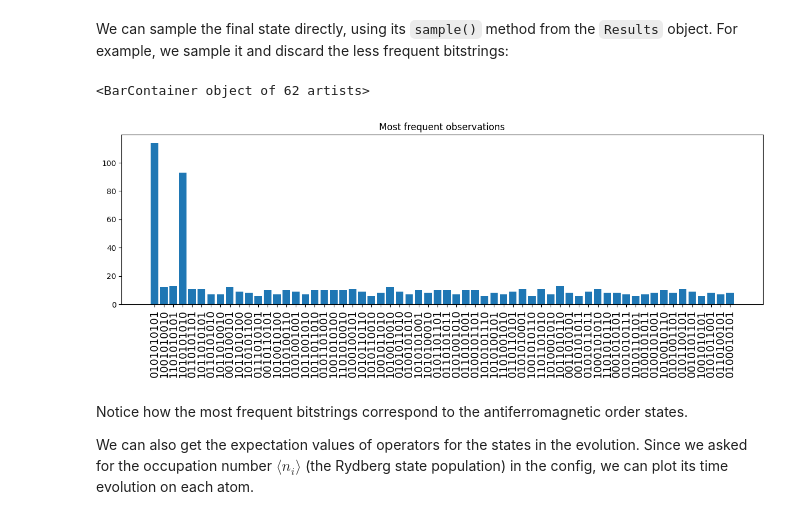
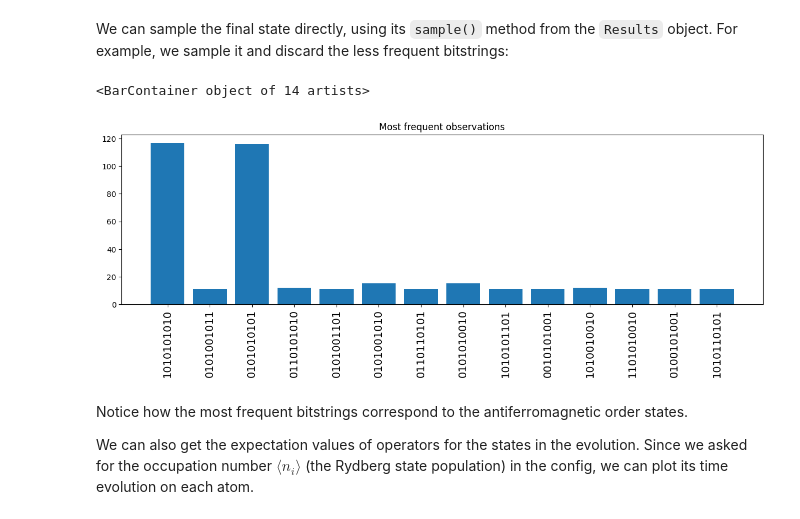
Before and after one commit to pasqal-io/emulators, a Jupyter notebook: docs/emu_sv/notebooks/getting_started.ipynb, the cells around one changed output. Saved outputs shown, nothing was run; the diff lists cells and outputs as text; code cells hidden in the pictures.

```diff
--- a/docs/emu_sv/notebooks/getting_started.ipynb
+++ b/docs/emu_sv/notebooks/getting_started.ipynb
@@ -117,18 +117,18 @@ For example, we sample it and discard the less frequent bitstrings:
 # %%
 last_elem = -1
 final_state = results.state[last_elem]
 
 counts = final_state.sample(num_shots=1000)
 
-large_counts = {k: v for k, v in counts.items() if v > 5}
+large_counts = {k: v for k, v in counts.items() if v > 10}
 
 plt.figure(figsize=(15, 4))
 plt.xticks(rotation=90, fontsize=14)
 plt.title("Most frequent observations")
 plt.bar(large_counts.keys(), large_counts.values())
 # %% [output]
-<BarContainer object of 62 artists>
+<BarContainer object of 14 artists>
-[figure, old version]
+[figure, new version]
 # %% [markdown]
 Notice how the most frequent bitstrings correspond to the antiferromagnetic order states.
 
```
Also changed, not shown: parts of 5 cells of this notebook, 8 other files.
